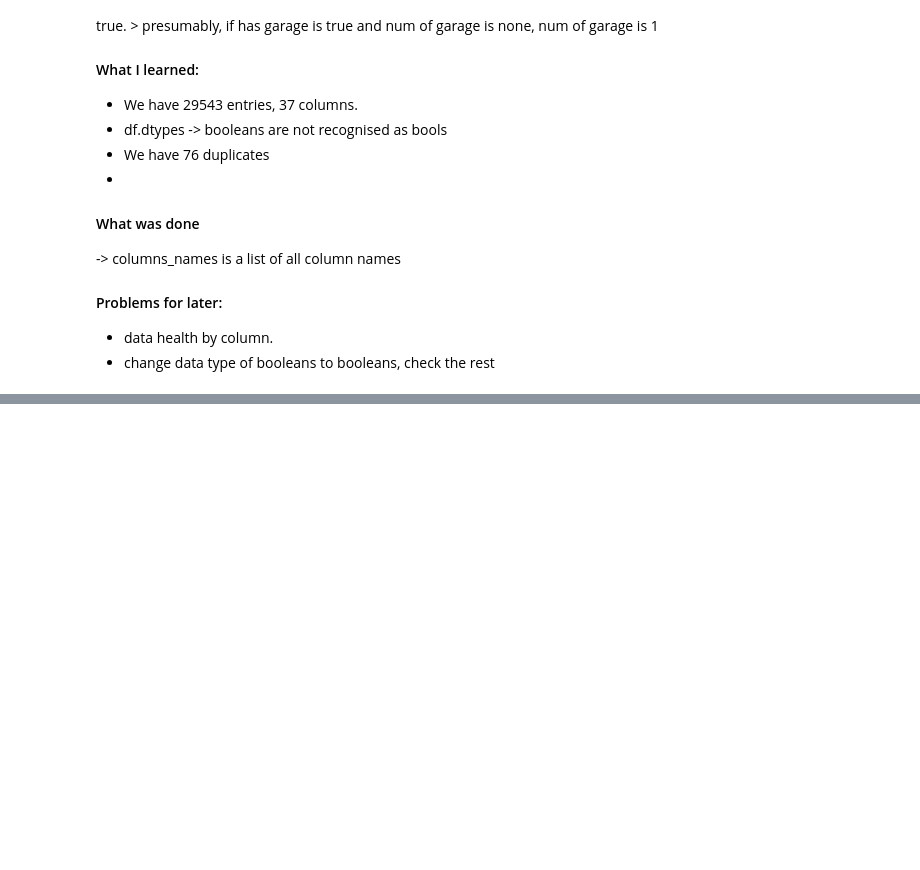
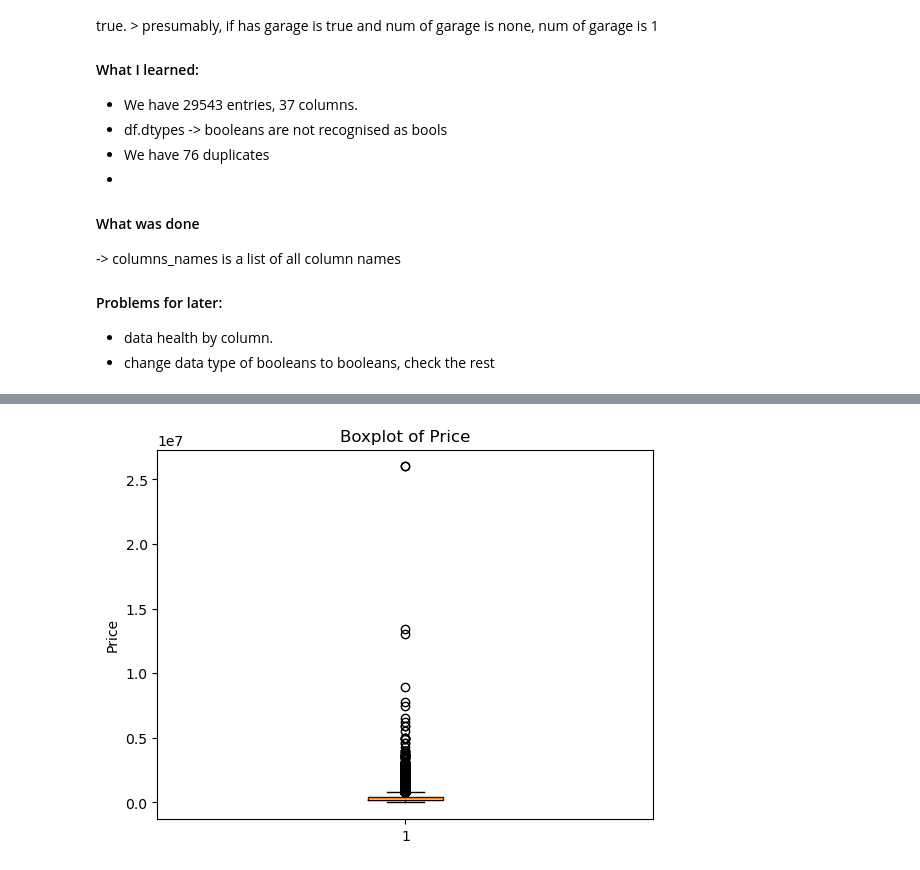
Before and after one commit to JanKazimir/ImmoElizza_team3, a Jupyter notebook: aajan_stuff/Jan_cleaning_dataset.ipynb, the cells around one changed output, grey strips where cells are left out. Saved outputs shown, nothing was run; the diff lists cells and outputs as text; code cells hidden in the pictures; blank space fills up the shorter version.

```diff
--- a/aajan_stuff/Jan_cleaning_dataset.ipynb
+++ b/aajan_stuff/Jan_cleaning_dataset.ipynb
@@ -262,6 +263,7 @@ Examined data health in total and by property type:
 #df.duplicated().sum() # 76 duplicates
 df = df.drop_duplicates() # 29467 entries left after duplicates drop
 df = df.dropna(subset=['zip_code']) # 1119 removed -> 28348 entries left
+df = df.dropna(subset=['price']) # empty prices are useless
 
 # Removing duplicated urls.
 #df['page_url'].duplicated().sum()  # I have 105 duplicated urls
@@ -396,2 +467,9 @@ let's not, i can do it later if it's too messy
+# %%
+plt.boxplot(df['price'])
+plt.ylabel('Price')
+plt.title('Boxplot of Price')
+plt.show()
+# %% [output]
+[figure, added]
 # %%
 ## Basic Distributions#
```
Also changed, not shown: parts of 15 cells of this notebook.
